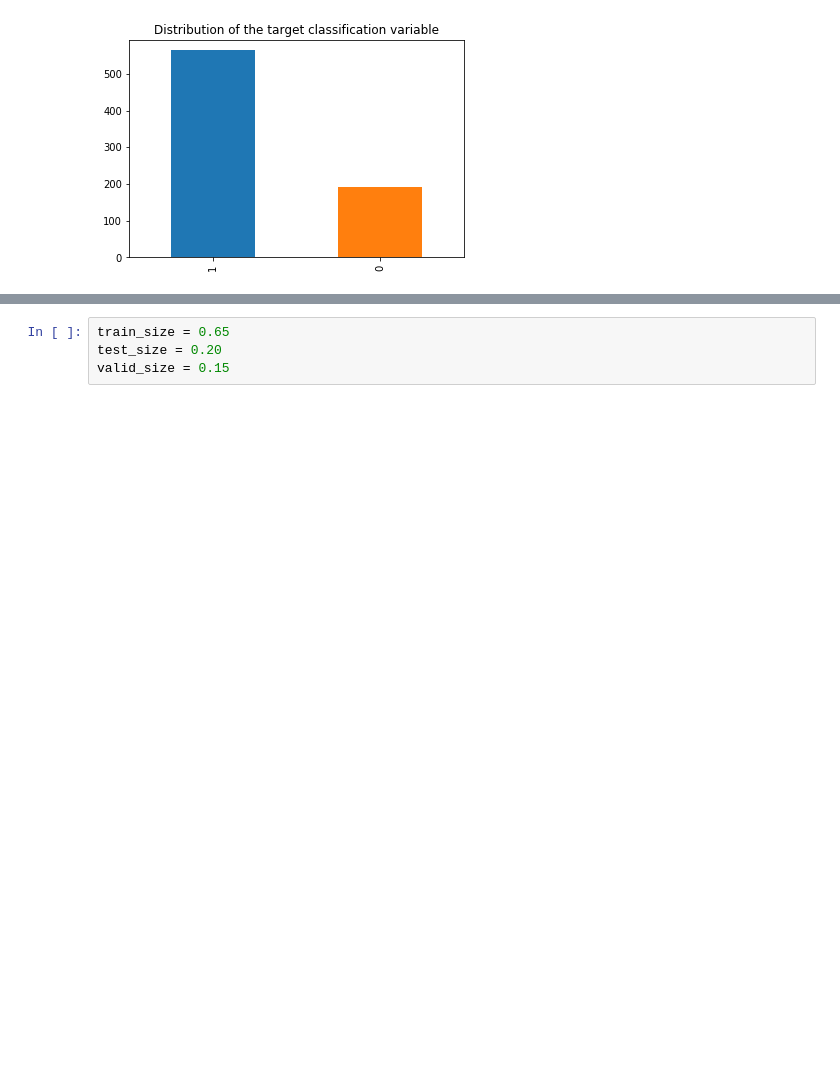
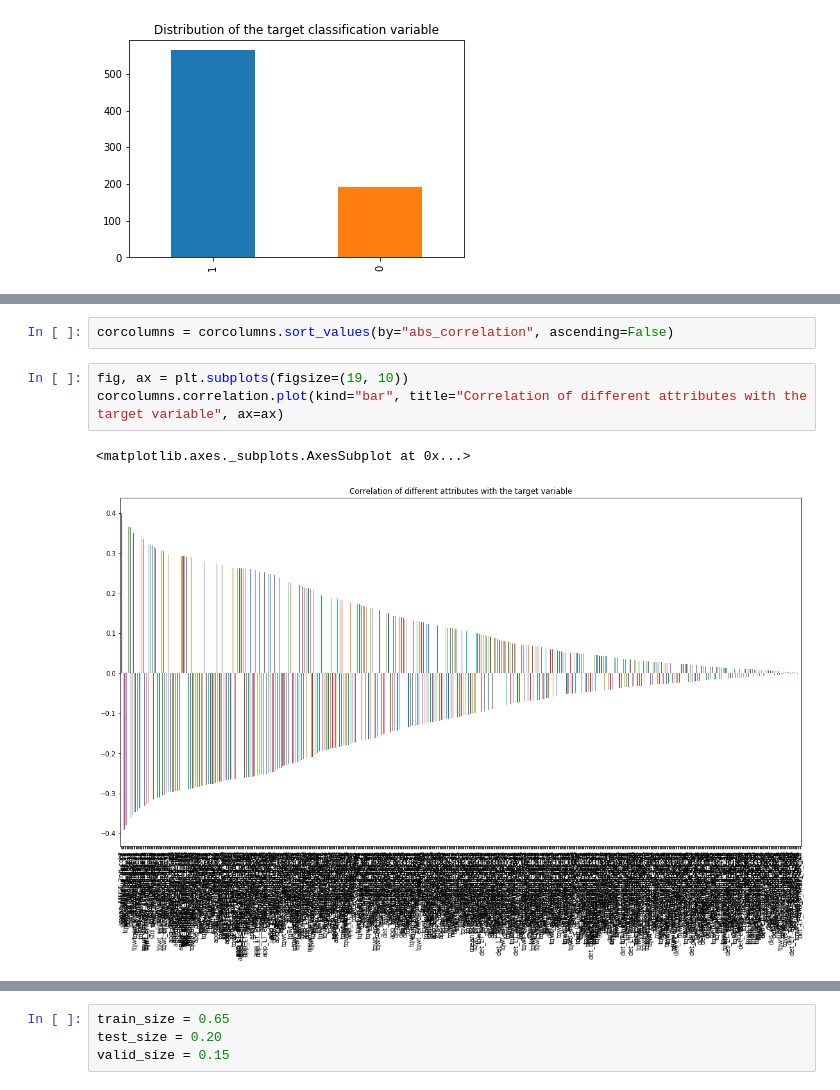
Before and after one commit to mskl/ist-mi-cdadosi7, a Jupyter notebook: project/Parkinson's Disease Classification.ipynb, the cells around one changed output, grey strips where cells are left out. Drawn from its saved outputs; the diff is of its cells as text; blank space fills up the shorter version.

```diff
--- a/project/Parkinson's Disease Classification.ipynb
+++ b/project/Parkinson's Disease Classification.ipynb
@@ -67,0 +89,8 @@ plt.show()
+# %%
+corcolumns = corcolumns.sort_values(by="abs_correlation", ascending=False)
+# %%
+fig, ax = plt.subplots(figsize=(19, 10))
+corcolumns.correlation.plot(kind="bar", title="Correlation of different attributes with the target variable", ax=ax)
+# %% [output]
+<matplotlib.axes._subplots.AxesSubplot at 0x...>
+[figure, added]
```
Also changed, not shown: parts of 30 cells of this notebook.
